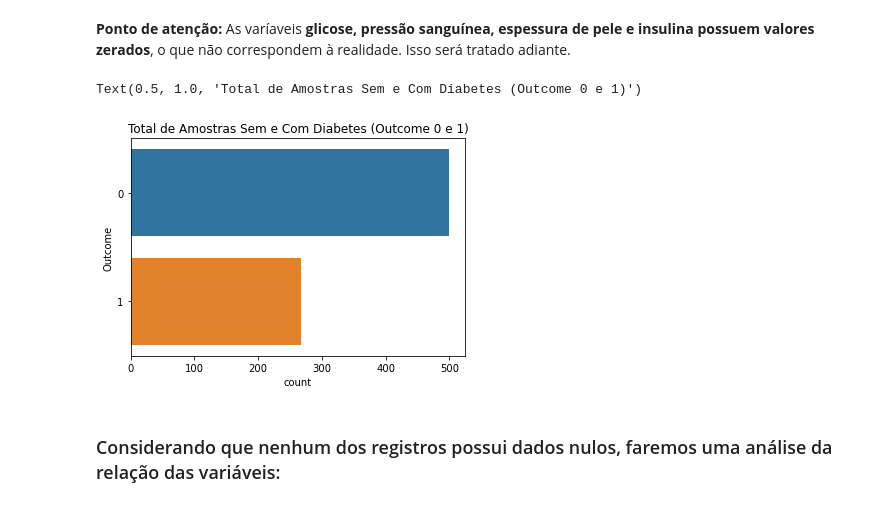
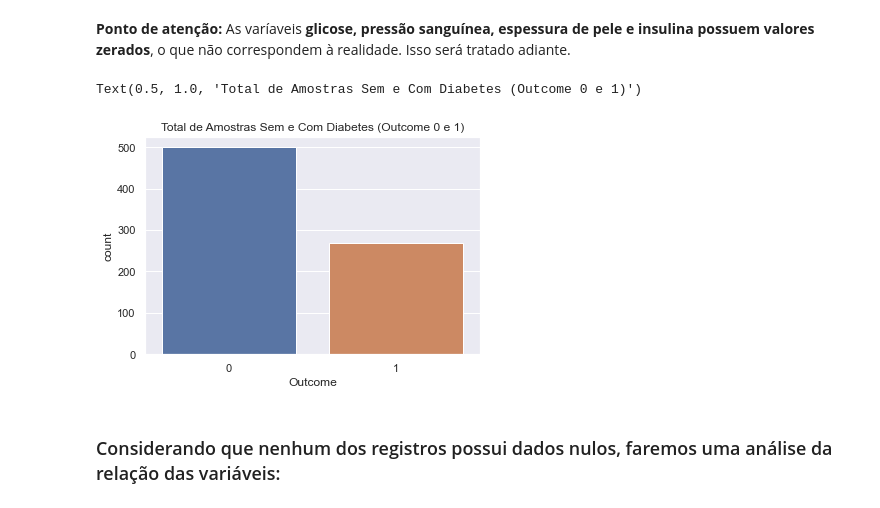
Before and after one commit to iuri-br/ML_Trabalho_Final, a Jupyter notebook: Diabetes_Iuri_Julio.ipynb, the cells around one changed output. Drawn from its saved outputs; the diff is of its cells as text; code cells hidden in the pictures.

```diff
--- a/Diabetes_Iuri_Julio.ipynb
+++ b/Diabetes_Iuri_Julio.ipynb
@@ -78,11 +83,12 @@ diabetes.describe()
 **Ponto de atenção:** As varíaveis **glicose, pressão sanguínea, espessura de pele e insulina possuem valores zerados**, o que não correspondem à realidade. Isso será tratado adiante.
 # %%
 # Verificação de quantas amostras no dataset são de pessoas com ou sem diabetes (Outcome = 1 ou 0):
-#sns.set(style="ticks")
-sns.countplot(y=diabetes['Outcome']).set_title('Total de Amostras Sem e Com Diabetes (Outcome 0 e 1)')
+
+sns.set(style="darkgrid")
+sns.countplot(x=diabetes['Outcome']).set_title('Total de Amostras Sem e Com Diabetes (Outcome 0 e 1)')
 # %% [output]
 Text(0.5, 1.0, 'Total de Amostras Sem e Com Diabetes (Outcome 0 e 1)')
-[figure, old version]
+[figure, new version]
 # %% [markdown]
 ### Considerando que nenhum dos registros possui dados nulos, faremos uma análise da relação das variáveis:
 # %%
```
Also changed, not shown: parts of 20 cells of this notebook.
